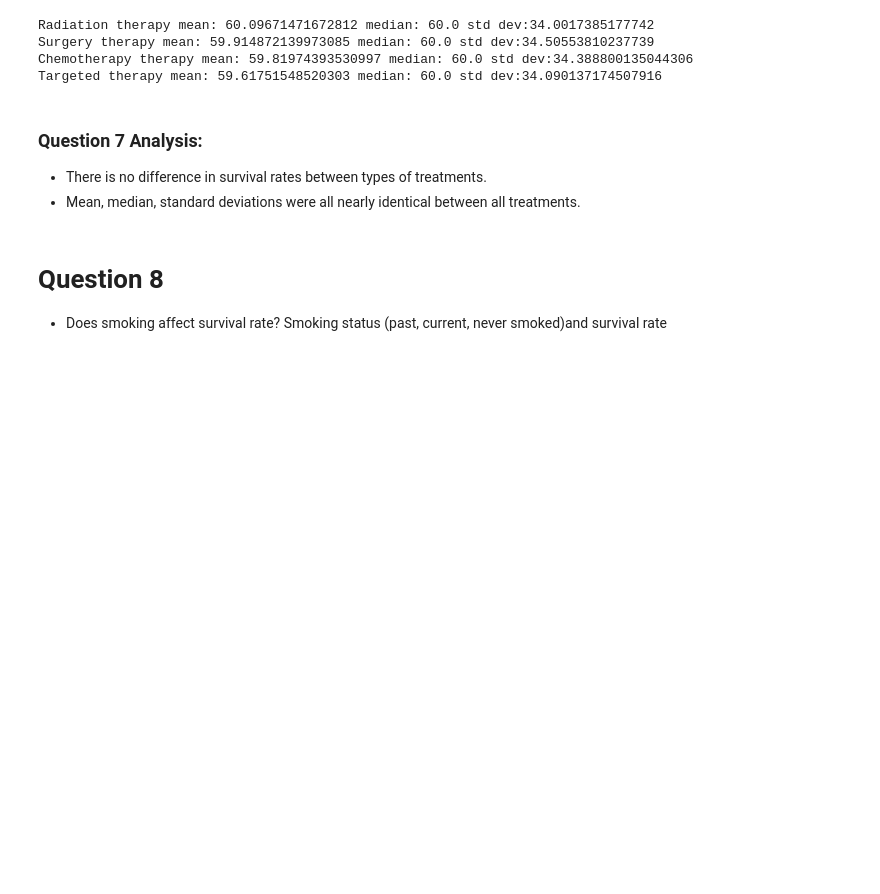
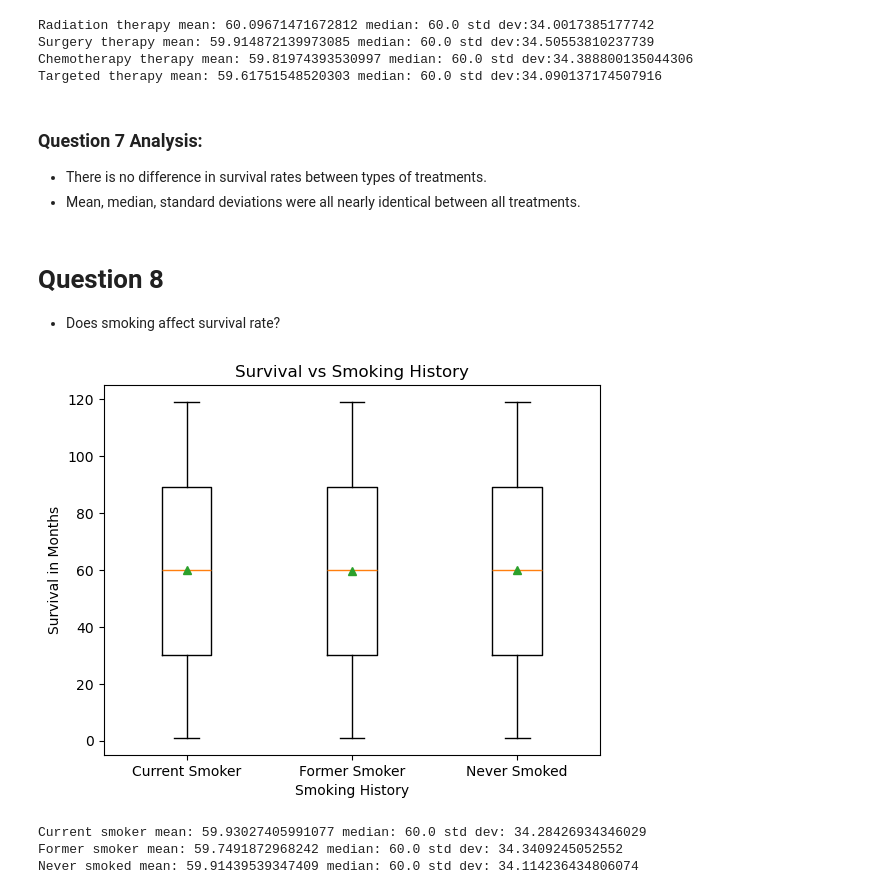
Before and after one commit to nbscarth/project-1-python, a Jupyter notebook: Project_1/lung_cancer_analysis.ipynb, the cells around one changed output. Drawn from its saved outputs; the diff is of its cells as text; code cells hidden in the pictures; blank space fills up the shorter version.

```diff
--- a/Project_1/lung_cancer_analysis.ipynb
+++ b/Project_1/lung_cancer_analysis.ipynb
@@ -268,4 +267,28 @@ Targeted therapy mean: 59.61751548520303 median: 60.0 std dev:34.090137174507916
 # %% [markdown]
 # Question 8
 - Does smoking affect survival rate?
-Smoking status (past, current, never smoked)and survival rate
+# %%
+current_vs_survival = cancer_df.loc[cancer_df["Smoking_History"] == "Current Smoker", "Survival_Months"]
+former_vs_survival = cancer_df.loc[cancer_df["Smoking_History"] == "Former Smoker", "Survival_Months"]
+never_vs_survival = cancer_df.loc[cancer_df["Smoking_History"] == "Never Smoked", "Survival_Months"]
+
+labels = ["Current Smoker", "Former Smoker", "Never Smoked"]
+
+plt.boxplot([current_vs_survival, former_vs_survival, never_vs_survival], labels=labels, showmeans=True)
+plt.title("Survival vs Smoking History")
+plt.ylabel("Survival in Months")
+plt.xlabel("Smoking History")
+
+plt.savefig("Output/Survival_by_Smoking_History_fig")
+
+plt.show()
+# %% [output]
+[figure, added]
+# %%
+print(f"Current smoker mean: {current_vs_survival.mean()} median: {current_vs_survival.median()} std dev: {current_vs_survival.std()}")
+print(f"Former smoker mean: {former_vs_survival.mean()} median: {former_vs_survival.median()} std dev: {former_vs_survival.std()}")
+print(f"Never smoked mean: {never_vs_survival.mean()} median: {never_vs_survival.median()} std dev: {never_vs_survival.std()}")
+# %% [output]
+Current smoker mean: 59.93027405991077 median: 60.0 std dev: 34.28426934346029
+Former smoker mean: 59.7491872968242 median: 60.0 std dev: 34.3409245052552
+Never smoked mean: 59.91439539347409 median: 60.0 std dev: 34.114236434806074
```
Also changed, not shown: parts of 3 cells of this notebook, 2 other files.
